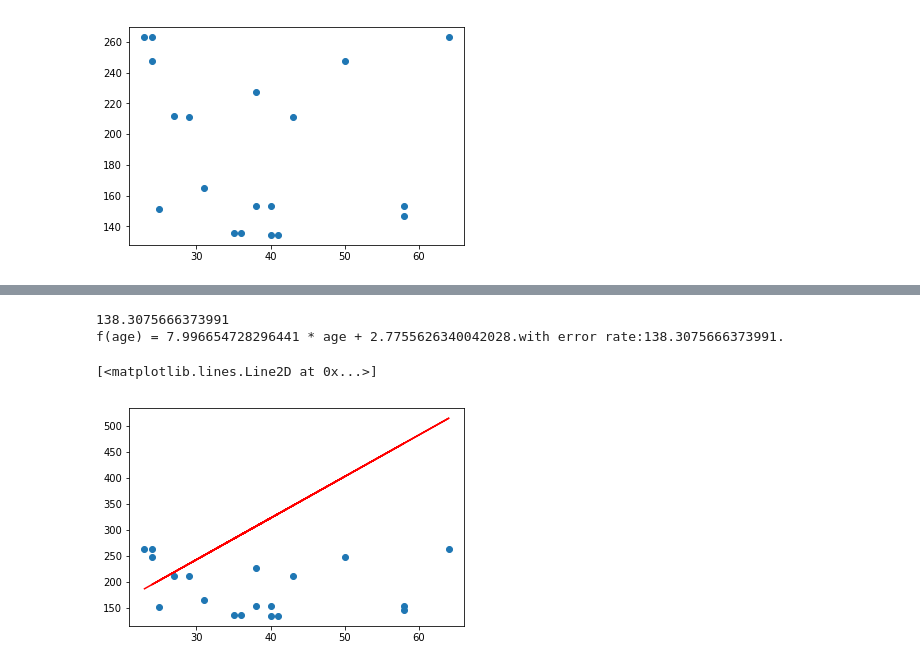
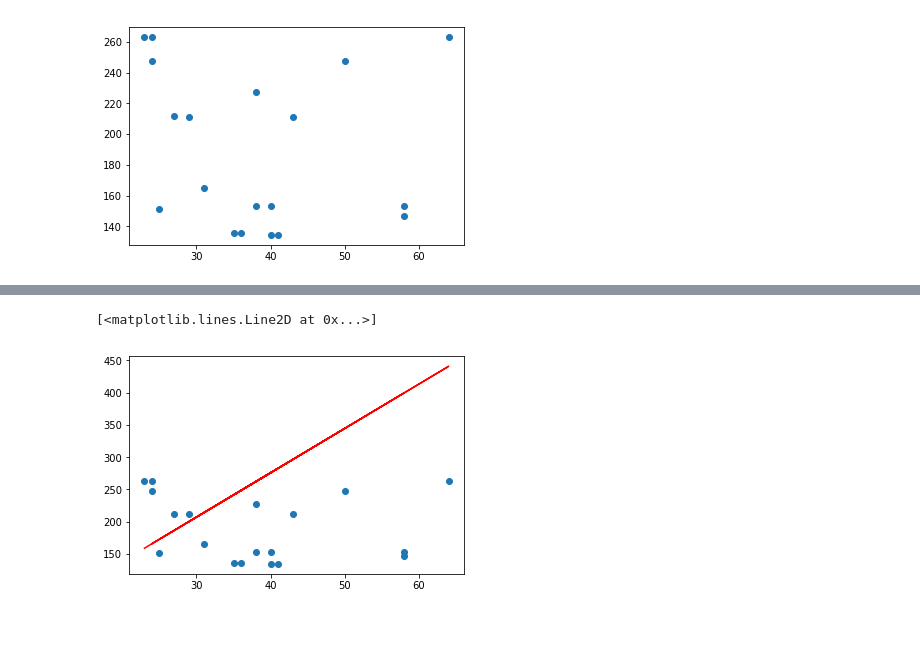
Before and after one commit to jimzhang1030/AI-For-NLP, a Jupyter notebook: lecture-03.ipynb, the cells around one changed output, grey strips where cells are left out. Saved outputs shown, nothing was run; the diff lists cells and outputs as text; code cells hidden in the pictures; blank space fills up the shorter version.

```diff
--- a/lecture-03.ipynb
+++ b/lecture-03.ipynb
@@ -247,4 +248,4 @@ change_directions = [
     (-1, -1)
 ]
 # %%
-def step(): return random.random() * - 1  #生成（-1到1）的随机数
+def step(): return random.random()   #生成（-1到1）的随机数
@@ -251,38 +260,38 @@ def step(): return random.random() * - 1  #生成（-1到1）的随机数
 # %%
 k_hat = random.random() * 20 -10
 b_hat = random.random() * 20 -10
-loop_times = 10000
-best_direction = None
+loop_times = 100000
+# best_direction = None
 best_k = k_hat
 best_b = b_hat
+direction = random.choice(change_directions)
 while loop_times > 0:
 
-    k_delta_direction, b_delta_direction = best_direction or random.choice(change_directions)
+#     k_delta_direction, b_delta_direction = best_direction or random.choice(change_directions)
+    k_delta_direction, b_delta_direction = direction
 
     k_delta = k_delta_direction * step()
     b_delta = b_delta_direction * step()
 
     new_k = best_k + k_delta
     new_b = best_b + b_delta
 
-    estimated_fares = func(sub_age, k_hat, b_hat)
+    estimated_fares = func(sub_age, new_k, new_b)
     error_rate = loss(y=sub_fare, yhat=estimated_fares)
 
     if error_rate < min_error_rate:
         min_error_rate = error_rate
-        best_k, best_b = k_hat, b_hat
+        best_k, best_b = new_k, new_b
         direction = (k_delta_direction, b_delta_direction)
         losses.append(min_error_rate)
         print(min_error_rate)
         print('f(age) = {} * age + {}.with error rate:{}.'.format(best_k, best_b, min_error_rate))
     else:
-        direction =
+        direction = random.choice(list(set(change_directions) - {(k_delta_direction, b_delta_direction)}))
 
     loop_times -= 1
 plt.scatter(sub_age, sub_fare)
 plt.plot(sub_age, func(sub_age, best_k, best_b), c='r')
 # %% [output]
-138.3075666373991
-f(age) = 7.996654728296441 * age + 2.7755626340042028.with error rate:138.3075666373991.
+[<matplotlib.lines.Line2D at 0x...>]
-[<matplotlib.lines.Line2D at 0x...>]
-[figure, old version]
+[figure, new version]
```
Also changed, not shown: parts of 25 cells of this notebook.
